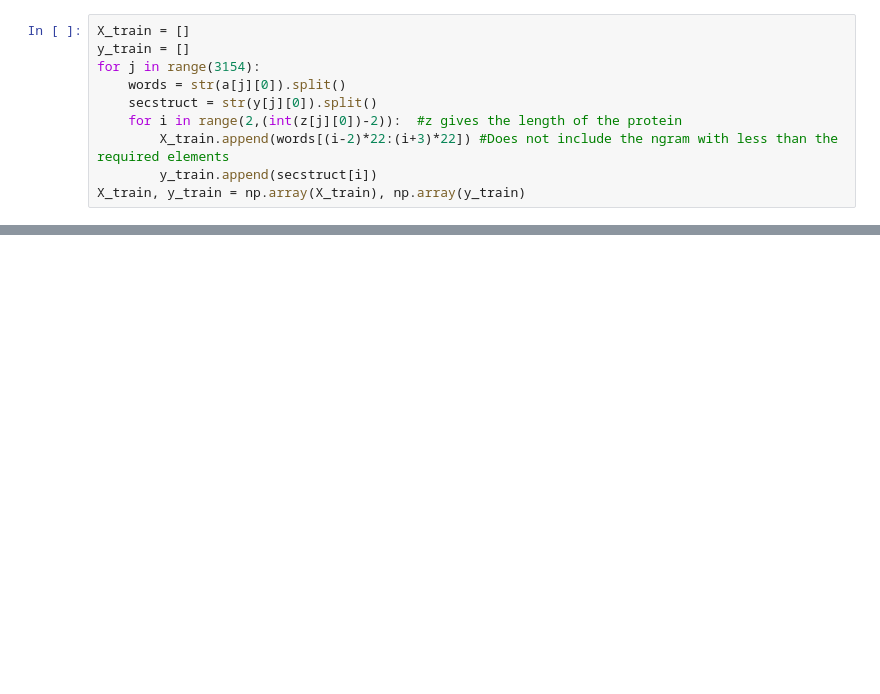
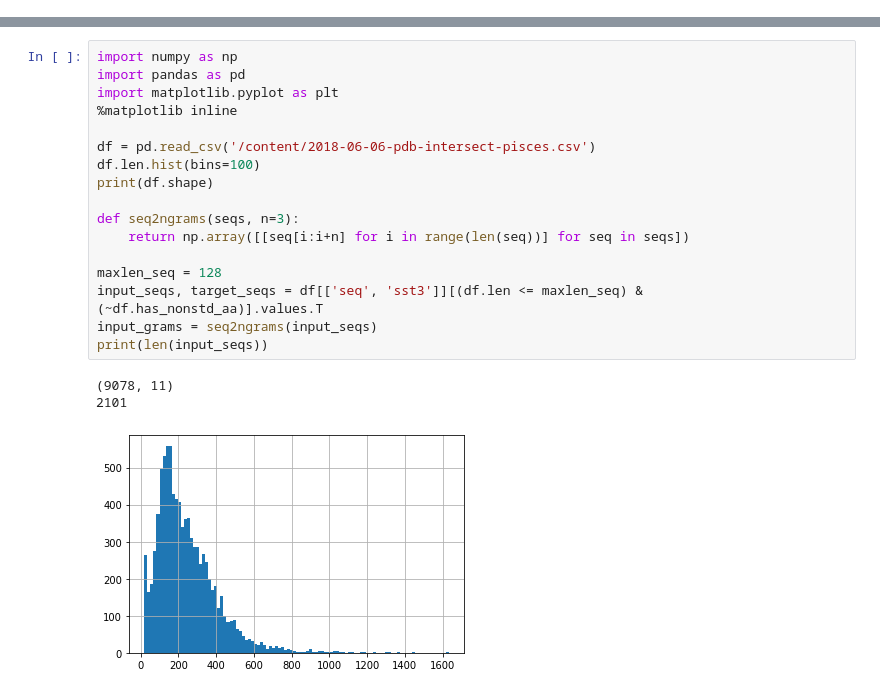
Before and after one commit to deepanshumody/Secondary_Structure_Prediction, a Jupyter notebook: SS_Prediction_2.ipynb, the cells around one changed output, grey strips where cells are left out. Cells and saved outputs as stored; diff of their text form; blank space fills up the shorter version.

```diff
--- a/SS_Prediction_2.ipynb
+++ b/SS_Prediction_2.ipynb
@@ -34,10 +0,0 @@ print(a[0][0])
-# %%
-X_train = []
-y_train = []
-for j in range(3154):
-    words = str(a[j][0]).split()
-    secstruct = str(y[j][0]).split()
-    for i in range(2,(int(z[j][0])-2)):  #z gives the length of the protein
-        X_train.append(words[(i-2)*22:(i+3)*22]) #Does not include the ngram with less than the required elements
-        y_train.append(secstruct[i])
-X_train, y_train = np.array(X_train), np.array(y_train)
@@ -118,0 +4,21 @@ Epoch 10/10
+# %%
+import numpy as np
+import pandas as pd
+import matplotlib.pyplot as plt
+%matplotlib inline
+
+df = pd.read_csv('/content/2018-06-06-pdb-intersect-pisces.csv')
+df.len.hist(bins=100)
+print(df.shape)
+
+def seq2ngrams(seqs, n=3):
+    return np.array([[seq[i:i+n] for i in range(len(seq))] for seq in seqs])
+
+maxlen_seq = 128
+input_seqs, target_seqs = df[['seq', 'sst3']][(df.len <= maxlen_seq) & (~df.has_nonstd_aa)].values.T
+input_grams = seq2ngrams(input_seqs)
+print(len(input_seqs))
+# %% [output]
+(9078, 11)
+2101
+[figure, added]
```
Also changed, not shown: parts of 31 cells of this notebook.
